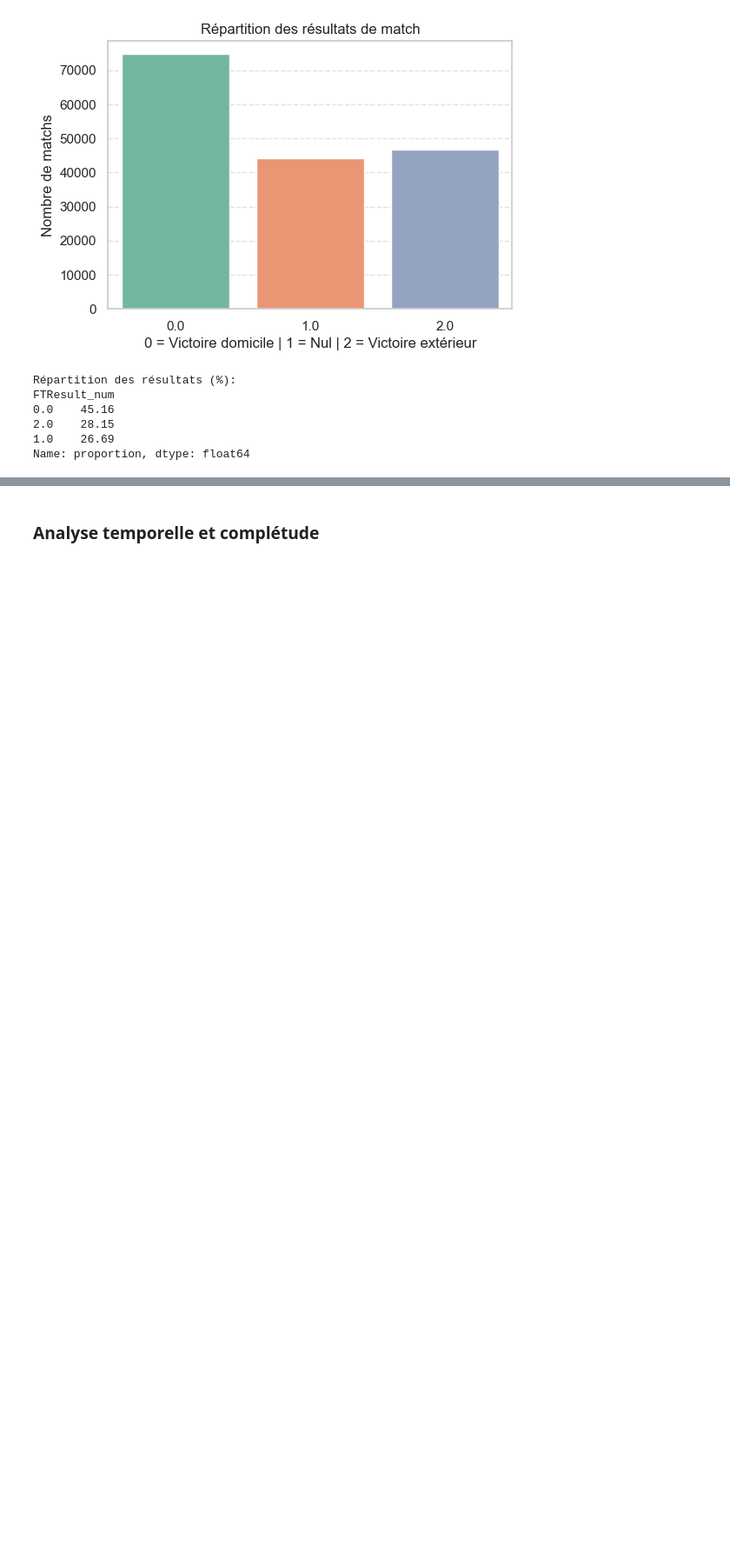
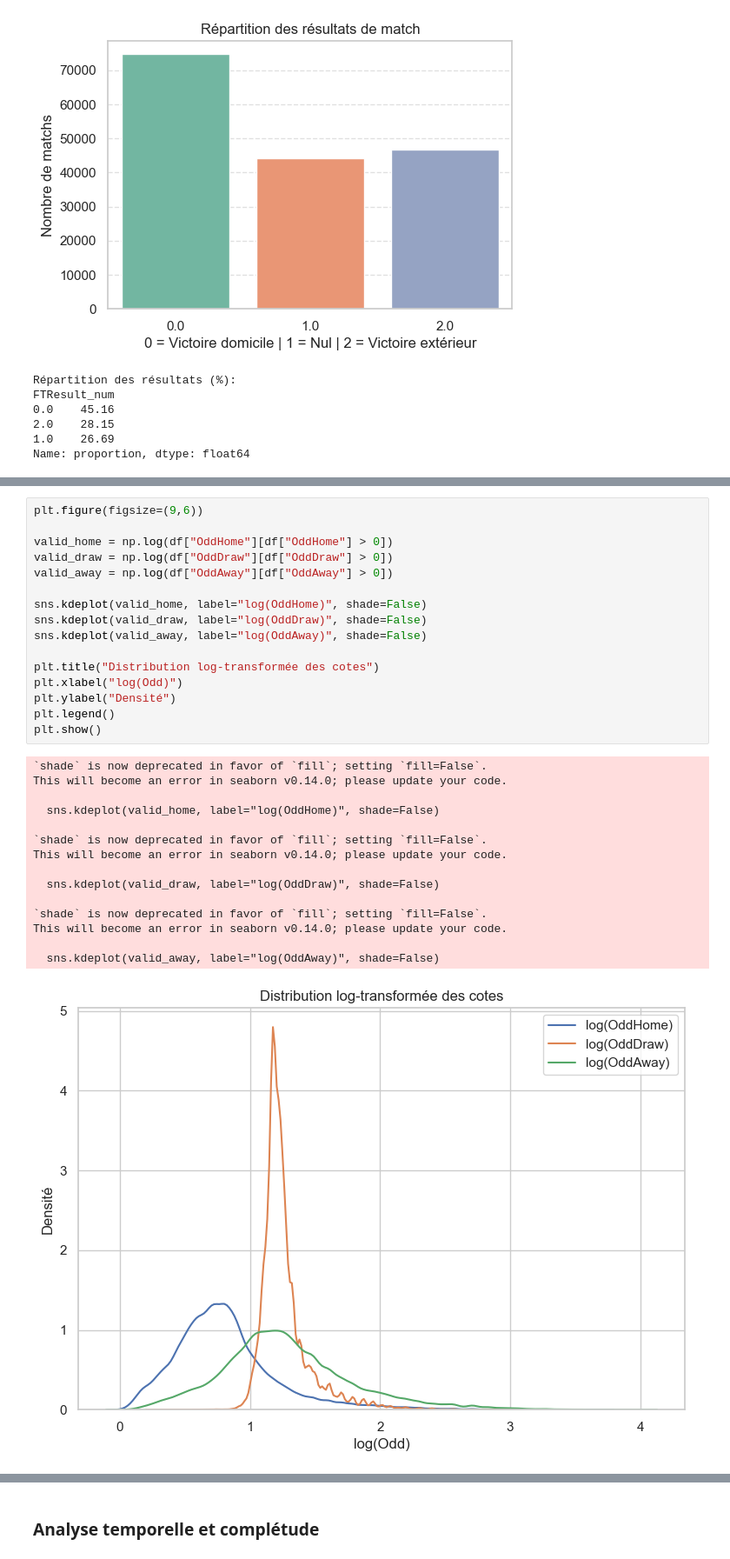
Before and after one commit to AlbanHtn/football-match-prediction, a Jupyter notebook: Programmes/P5A_EDA_V2.ipynb, the cells around one changed output, grey strips where cells are left out. Shown at 87% size. Cells and saved outputs as stored; diff of their text form; blank space fills up the shorter version.

```diff
--- a/Programmes/P5A_EDA_V2.ipynb
+++ b/Programmes/P5A_EDA_V2.ipynb
@@ -82,0 +210,32 @@ Name: proportion, dtype: float64
+# %%
+plt.figure(figsize=(9,6))
+
+valid_home = np.log(df["OddHome"][df["OddHome"] > 0])
+valid_draw = np.log(df["OddDraw"][df["OddDraw"] > 0])
+valid_away = np.log(df["OddAway"][df["OddAway"] > 0])
+
+sns.kdeplot(valid_home, label="log(OddHome)", shade=False)
+sns.kdeplot(valid_draw, label="log(OddDraw)", shade=False)
+sns.kdeplot(valid_away, label="log(OddAway)", shade=False)
+
+plt.title("Distribution log-transformée des cotes")
+plt.xlabel("log(Odd)")
+plt.ylabel("Densité")
+plt.legend()
+plt.show()
+# %% [output]
+`shade` is now deprecated in favor of `fill`; setting `fill=False`.
+This will become an error in seaborn v0.14.0; please update your code.
+
+  sns.kdeplot(valid_home, label="log(OddHome)", shade=False)
+
+`shade` is now deprecated in favor of `fill`; setting `fill=False`.
+This will become an error in seaborn v0.14.0; please update your code.
+
+  sns.kdeplot(valid_draw, label="log(OddDraw)", shade=False)
+
+`shade` is now deprecated in favor of `fill`; setting `fill=False`.
+This will become an error in seaborn v0.14.0; please update your code.
+
+  sns.kdeplot(valid_away, label="log(OddAway)", shade=False)
+[figure, added]
```
Also changed, not shown: parts of 13 cells of this notebook, 42 other files.
